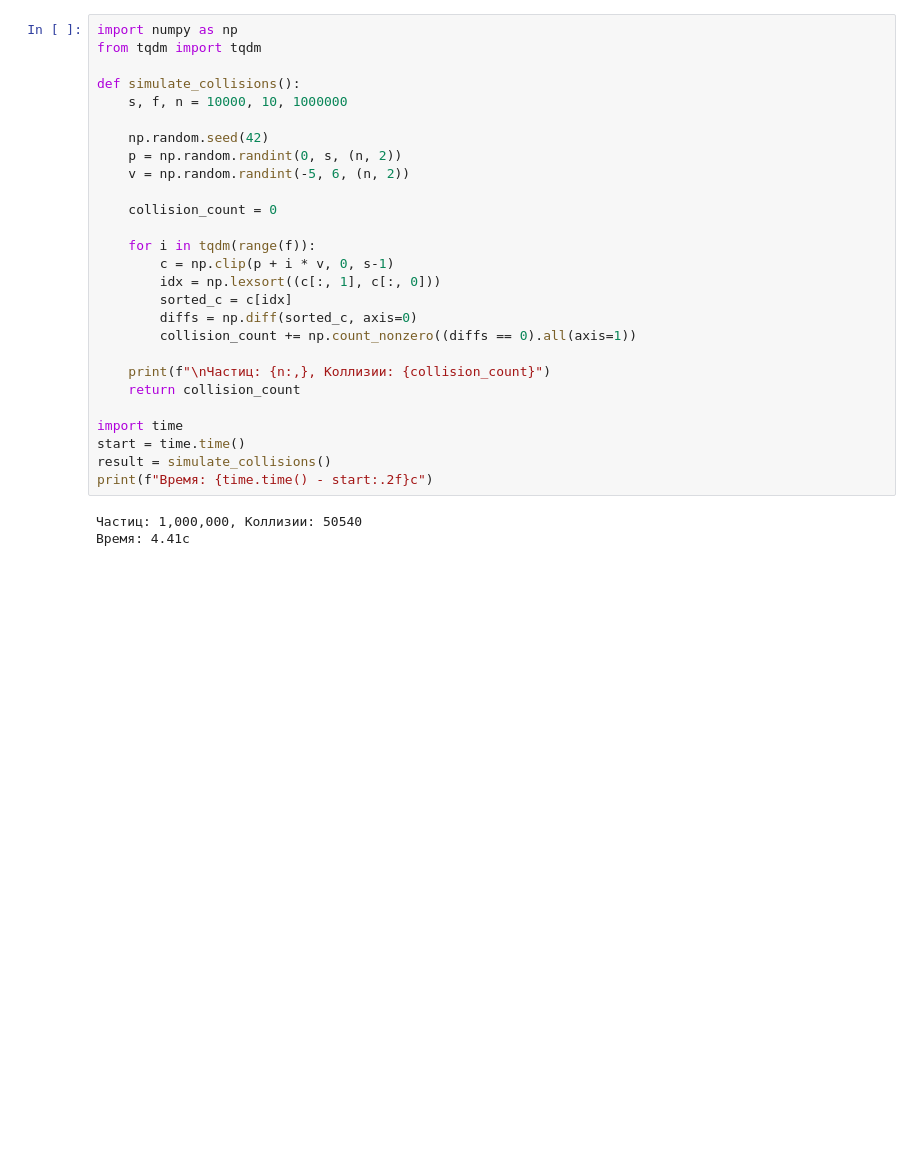
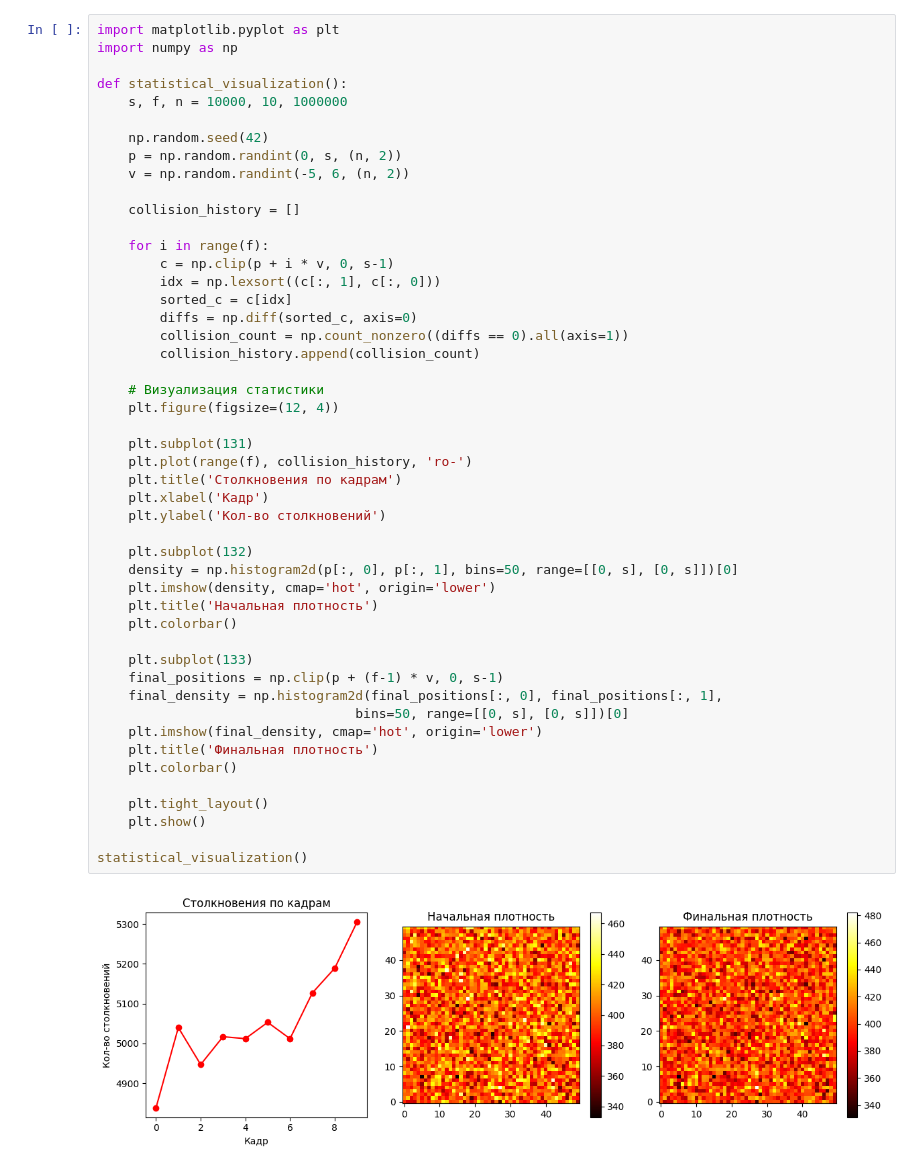
Before and after one commit to InowaR/colab, a Jupyter notebook: simulate_collisions.ipynb, the cells around one changed output. Drawn from its saved outputs; the diff is of its cells as text; blank space fills up the shorter version.

```diff
--- a/simulate_collisions.ipynb
+++ b/simulate_collisions.ipynb
@@ -3,30 +105,50 @@
 # %%
+import matplotlib.pyplot as plt
 import numpy as np
-from tqdm import tqdm
 
-def simulate_collisions():
+def statistical_visualization():
     s, f, n = 10000, 10, 1000000
 
     np.random.seed(42)
     p = np.random.randint(0, s, (n, 2))
     v = np.random.randint(-5, 6, (n, 2))
 
-    collision_count = 0
+    collision_history = []
 
-    for i in tqdm(range(f)):
+    for i in range(f):
         c = np.clip(p + i * v, 0, s-1)
         idx = np.lexsort((c[:, 1], c[:, 0]))
         sorted_c = c[idx]
         diffs = np.diff(sorted_c, axis=0)
-        collision_count += np.count_nonzero((diffs == 0).all(axis=1))
+        collision_count = np.count_nonzero((diffs == 0).all(axis=1))
+        collision_history.append(collision_count)
 
-    print(f"\nЧастиц: {n:,}, Коллизии: {collision_count}")
-    return collision_count
+    # Визуализация статистики
+    plt.figure(figsize=(12, 4))
 
-import time
-start = time.time()
-result = simulate_collisions()
-print(f"Время: {time.time() - start:.2f}с")
+    plt.subplot(131)
+    plt.plot(range(f), collision_history, 'ro-')
+    plt.title('Столкновения по кадрам')
+    plt.xlabel('Кадр')
+    plt.ylabel('Кол-во столкновений')
+
+    plt.subplot(132)
+    density = np.histogram2d(p[:, 0], p[:, 1], bins=50, range=[[0, s], [0, s]])[0]
+    plt.imshow(density, cmap='hot', origin='lower')
+    plt.title('Начальная плотность')
+    plt.colorbar()
+
+    plt.subplot(133)
+    final_positions = np.clip(p + (f-1) * v, 0, s-1)
+    final_density = np.histogram2d(final_positions[:, 0], final_positions[:, 1],
+                                 bins=50, range=[[0, s], [0, s]])[0]
+    plt.imshow(final_density, cmap='hot', origin='lower')
+    plt.title('Финальная плотность')
+    plt.colorbar()
+
+    plt.tight_layout()
+    plt.show()
+
+statistical_visualization()
 # %% [output]
-Частиц: 1,000,000, Коллизии: 50540
-Время: 4.41с
+[figure, added]
```
Also changed, not shown: parts of 2 cells of this notebook.
